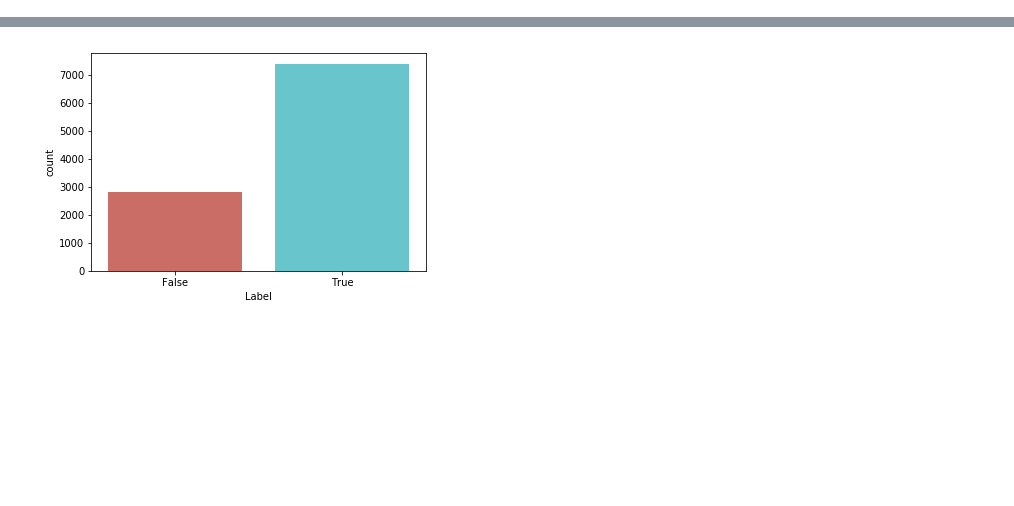
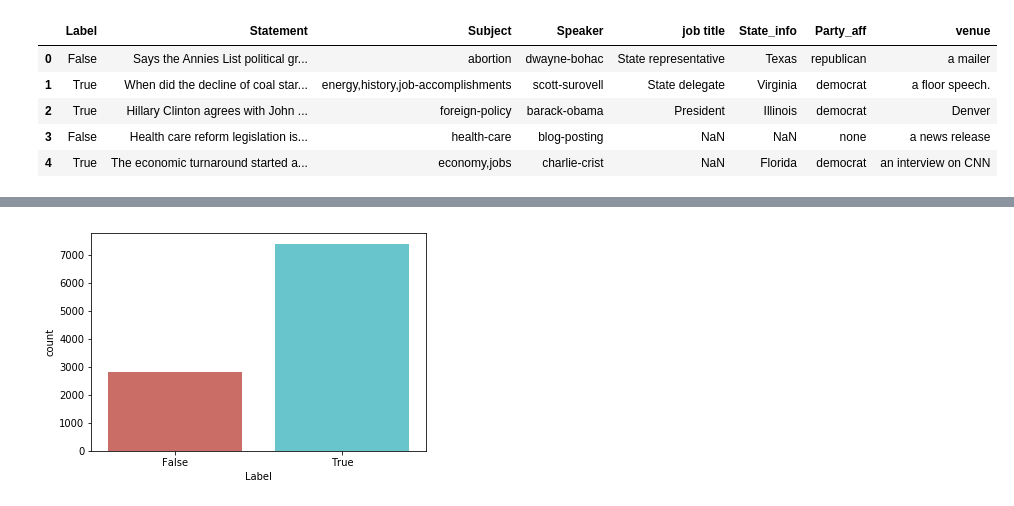
Before and after one commit to WooTechnology/FakeNewsDetection, a Jupyter notebook: Dataset Cleaning.ipynb, the cells around one changed output, grey strips where cells are left out. Cells and saved outputs as stored; diff of their text form; code cells hidden in the pictures; blank space fills up the shorter version.

Commit message:
Dataset Cleaning

```diff
--- a/Converting tsv to csv format.ipynb
+++ b/Dataset Cleaning.ipynb
@@ -28,0 +49,42 @@ train_df.head()
+# %%
+# Dropping Some Useless Columns from the Dataset
+def drop_useless(data):
+    data = data.drop(['Sno'],axis=1)
+    data = data.drop(['barely_true_count'],axis=1)
+    data = data.drop(['false_counts'],axis=1)
+    data = data.drop(['half_true_counts'],axis=1)
+    data = data.drop(['mostly_true_counts'],axis=1)
+    data = data.drop(['pants_on_fire_counts'],axis=1)
+    return data
+# %%
+# Converting Six Class Classification to Binary Classification
+def change_Label(data):
+    data.Label[data.Label == 'false'] = False
+    data.Label[data.Label == 'half-true'] = True
+    data.Label[data.Label == 'true'] = True
+    data.Label[data.Label == 'mostly-true'] = True
+    data.Label[data.Label == 'barely-true'] = True
+    data.Label[data.Label == 'pants-fire'] = False
+    return data
+# %%
+# Call the Function to Drop Colomns
+# Note: Run this code only once Otherwise it will give Error.
+# Solution : If error is Flashing, then re-Run the Upper Cells again.
+train_df = drop_useless(train_df)
+test_df = drop_useless(test_df)
+valid_df = drop_useless(valid_df)
+# %%
+# Call the Function to Change the Labels
+train_df = change_Label(train_df)
+test_df = change_Label(test_df)
+valid_df = change_Label(valid_df)
+# %%
+# Training Dataset - After Changes
+train_df.head()
+# %% [output]
+|  | Label | Statement | Subject | Speaker | job title | State_info | Party_aff | venue |
+| 0 | False | Says the Annies List political gr... | abortion | dwayne-bohac | State representative | Texas | republican | a mailer |
+| 1 | True | When did the decline of coal star... | energy,history,job-accomplishments | scott-surovell | State delegate | Virginia | democrat | a floor speech. |
+| 2 | True | Hillary Clinton agrees with John ... | foreign-policy | barack-obama | President | Illinois | democrat | Denver |
+| 3 | False | Health care reform legislation is... | health-care | blog-posting | NaN | NaN | none | a news release |
+| 4 | True | The economic turnaround started a... | economy,jobs | charlie-crist | NaN | Florida | democrat | an interview on CNN |
```
Also changed, not shown: parts of 10 cells of this notebook, 4 other files.
